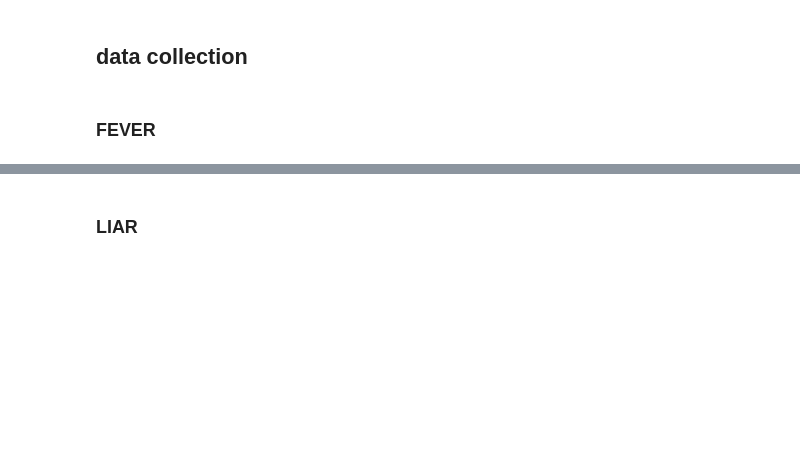
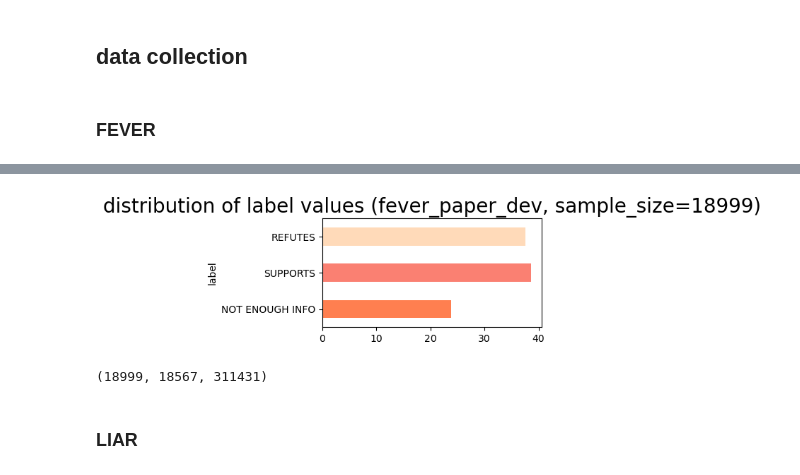
Before and after one commit to phon1e/phon1e, a Jupyter notebook: NLP/main_module/TEST01.ipynb, the cells around one changed output, grey strips where cells are left out. Saved outputs shown, nothing was run; the diff lists cells and outputs as text; code cells hidden in the pictures; blank space fills up the shorter version.

```diff
--- a/NLP/main_module/TEST01.ipynb
+++ b/NLP/main_module/TEST01.ipynb
@@ -22,3 +123,11 @@ label_type_ls
+# %%
+label_bar_chart_fev(df_fever_paper_dev, title="fever_paper_dev")
+# %% [output]
+[figure, added]
+# %%
+len(df_fever_paper_dev), len(df_fever_paper_test),len(df_fever_train)
+# %% [output]
+(18999, 18567, 311431)
 # %% [markdown]
 ### LIAR
 # %%
```
Also changed, not shown: parts of 44 cells of this notebook.
